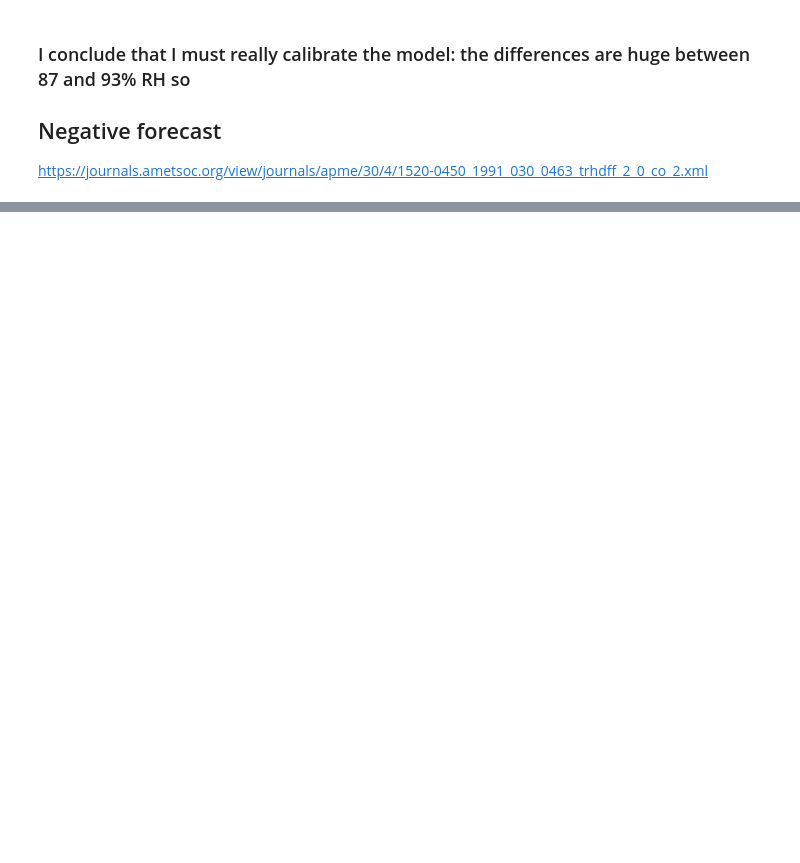
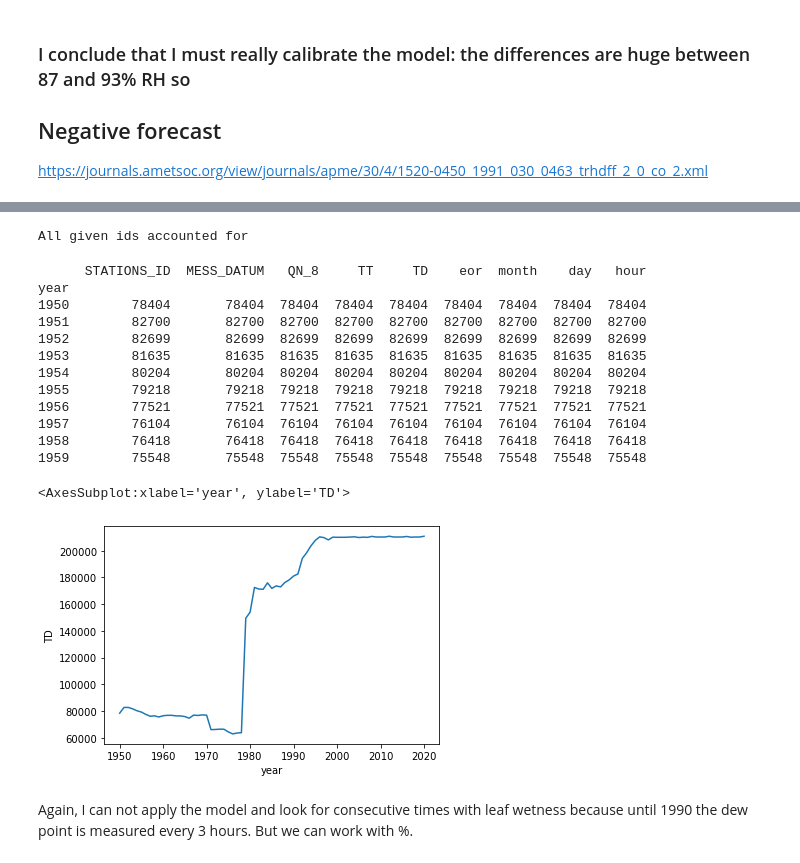
Before and after one commit to serbanradulescu/master_thesis, a Jupyter notebook: project.ipynb, the cells around one changed output, grey strips where cells are left out. Cells and saved outputs as stored; diff of their text form; code cells hidden in the pictures; blank space fills up the shorter version.

```diff
--- a/project.ipynb
+++ b/project.ipynb
@@ -202,0 +247,29 @@ sns.lineplot( x="year", y = '7yrs_average', data= new_df3, label = "7 years aver
+# %%
+df4 = create_df("dew_point","hourly",1950,2020,ids = common_ids, is_test=False)
+df_dpd.columns = [col.strip() for col in df_dpd.columns]
+# %% [output]
+All given ids accounted for
+# %%
+df_dpd = df4.copy()
+measures = df_dpd.groupby("year").count()
+print(measures.head(10))
+measures.columns = [col.strip() for col in measures.columns]
+
+sns.lineplot(x=measures.index,y=measures.TD)
+# %% [output]
+      STATIONS_ID  MESS_DATUM   QN_8     TT     TD    eor  month    day   hour
+year
+1950        78404       78404  78404  78404  78404  78404  78404  78404  78404
+1951        82700       82700  82700  82700  82700  82700  82700  82700  82700
+1952        82699       82699  82699  82699  82699  82699  82699  82699  82699
+1953        81635       81635  81635  81635  81635  81635  81635  81635  81635
+1954        80204       80204  80204  80204  80204  80204  80204  80204  80204
+1955        79218       79218  79218  79218  79218  79218  79218  79218  79218
+1956        77521       77521  77521  77521  77521  77521  77521  77521  77521
+1957        76104       76104  76104  76104  76104  76104  76104  76104  76104
+1958        76418       76418  76418  76418  76418  76418  76418  76418  76418
+1959        75548       75548  75548  75548  75548  75548  75548  75548  75548
+<AxesSubplot:xlabel='year', ylabel='TD'>
+[figure, added]
+# %% [markdown]
+Again, I can not apply the model and look for consecutive times with leaf wetness because until 1990 the dew point is measured every 3 hours. But we can work with %.
```
Also changed, not shown: parts of 16 cells of this notebook, 1 other file.
